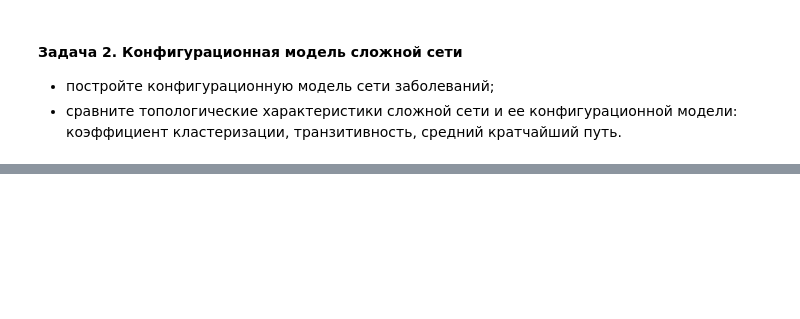
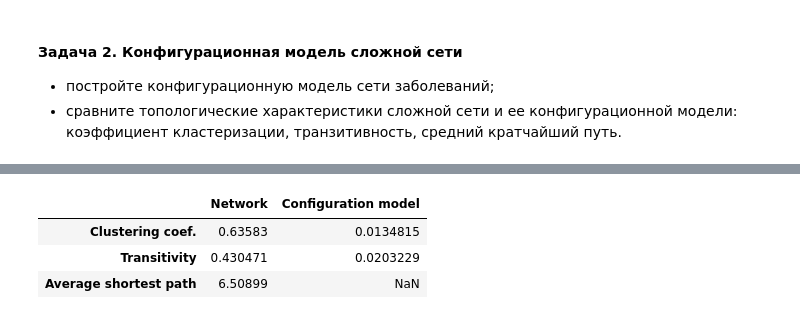
Before and after one commit to maxim-speshilov/NetworkAnalysis, a Jupyter notebook: HW 3/Домашнее задание 03.ipynb, the cells around one changed output, grey strips where cells are left out. Cells and saved outputs as stored; diff of their text form; code cells hidden in the pictures; blank space fills up the shorter version.

```diff
--- a/HW 3/Домашнее задание 03.ipynb
+++ b/HW 3/Домашнее задание 03.ipynb
@@ -101,2 +223,24 @@ for fn in uploaded.keys():
 # %%
 G=nx.read_edgelist('bio-diseasome.txt')
+# %%
+degs = np.array(G.degree, dtype=np.int32)[:, 1]
+conf = G_multi(nx.configuration_model(degs))
+
+df = pd.DataFrame(columns=['Network', 'Configuration model'],
+                  index=['Clustering coef.', 'Transitivity', 'Average shortest path'])
+
+
+for i, g in enumerate((G, conf)):
+  df.iloc[0, i] = nx.average_clustering(g)
+  df.iloc[1, i] = nx.transitivity(g)
+  try:
+    df.iloc[2, i] = nx.average_shortest_path_length(g)
+  except nx.NetworkXError:
+    df.iloc[2, i] = np.nan
+
+df
+# %% [output]
+|  | Network | Configuration model |
+| Clustering coef. | 0.63583 | 0.0134815 |
+| Transitivity | 0.430471 | 0.0203229 |
+| Average shortest path | 6.50899 | NaN |
```
Also changed, not shown: parts of 13 cells of this notebook.
